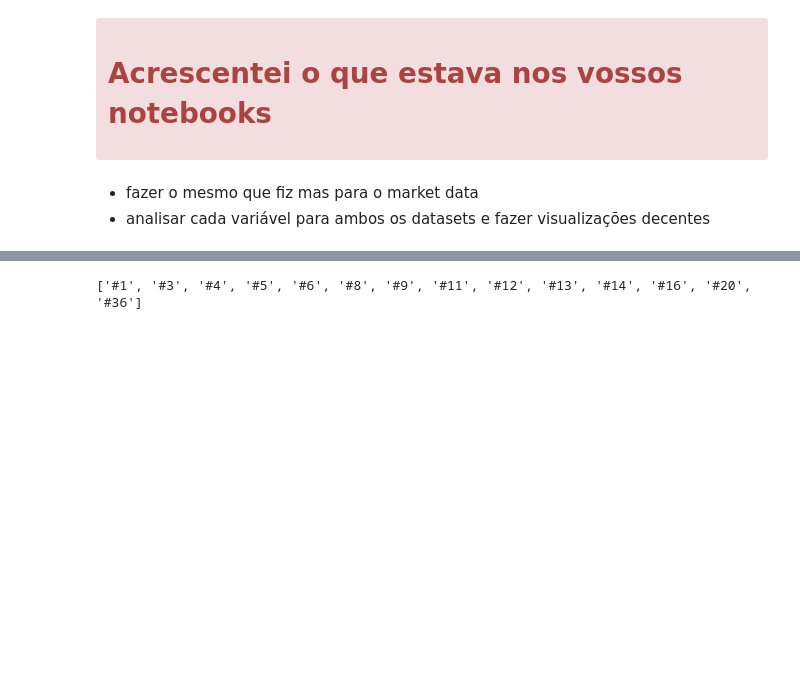
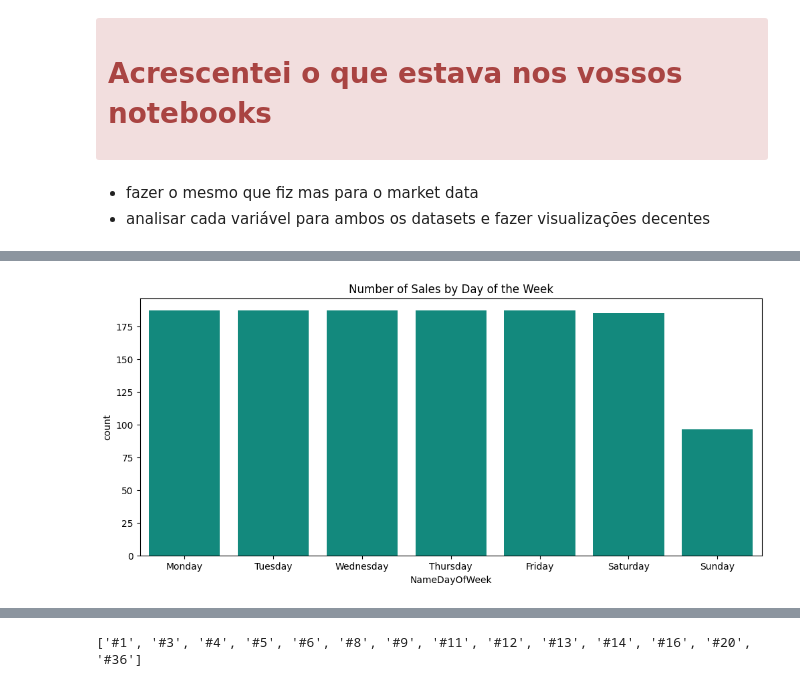
Before and after one commit to MGN19/Siemens-forecast, a Jupyter notebook: explore.ipynb, the cells around one changed output, grey strips where cells are left out. Drawn from its saved outputs; the diff is of its cells as text; code cells hidden in the pictures; blank space fills up the shorter version.

```diff
--- a/explore.ipynb
+++ b/explore.ipynb
@@ -431,0 +459,3 @@ Based on this, we get the following:
+# %%
+sales_by_date = sales_data.groupby('DATE')['Sales_EUR'].sum().reset_index()
+print(f'There were no sales in {len(sales_by_date[sales_by_date['Sales_EUR'] == 0])} days.')
@@ -431,0 +480,4 @@ Based on this, we get the following:
+# %%
+f.plot_total_sales_by_day_of_week(sales_by_date)
+# %% [output]
+[figure, added]
```
Also changed, not shown: parts of 11 cells of this notebook, 1 other file.
